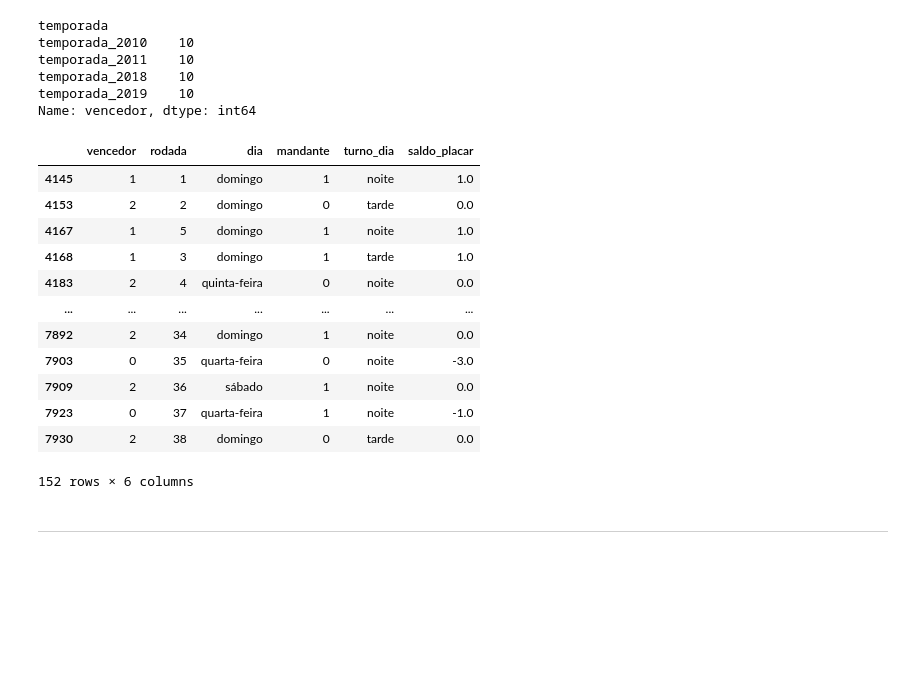
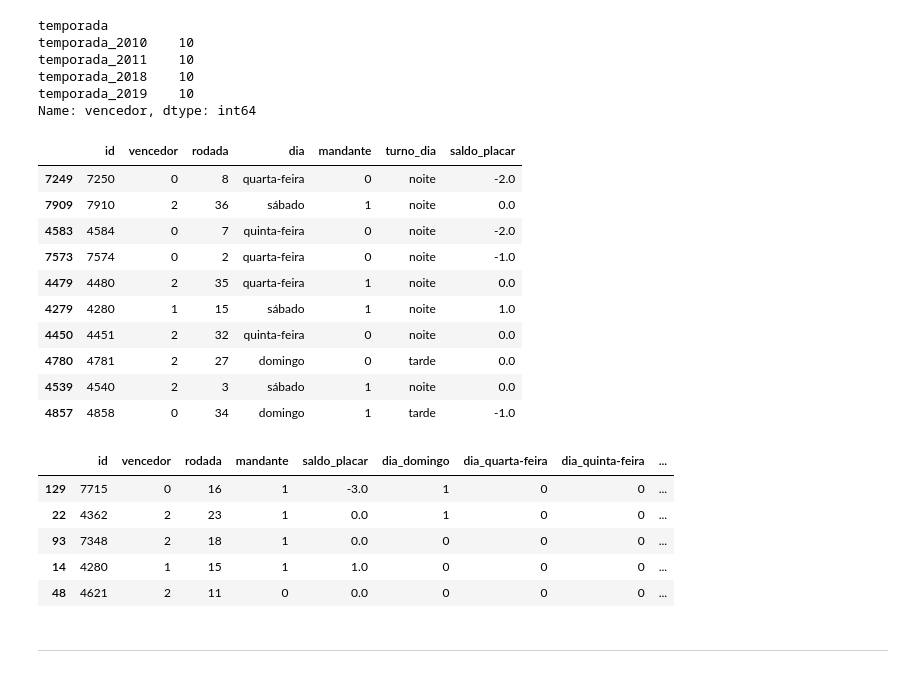
Before and after one commit to FelipeGBarreto/Campeonato_Brasileiro, a Jupyter notebook: BRASILEIRÃO.ipynb, the cells around one changed output. Cells and saved outputs as stored; diff of their text form; code cells hidden in the pictures; blank space fills up the shorter version.

```diff
--- a/BRASILEIRÃO.ipynb
+++ b/BRASILEIRÃO.ipynb
@@ -399,36 +406,47 @@ clube = "ceará"
 # %%
 time = times[(times.visitante == clube) | (times.mandante == clube)]
 # time = 1
 # demais = 0
 
 # y --> 1 = venceu, 2 = empatou, 0 = perdeu
 
 for col in ['mandante','vencedor']:
     time[col] = time[col].map({clube: "1", "-": "2"}).fillna("0")
 
 # saldo placar
 for i in range(time.shape[0]):
-    if time.vencedor.iloc[i] == "1": time['saldo_placar'].iloc[i] = abs(time.mandante_placar.iloc[i] - time.visitante_placar.iloc[i])
-    elif time.vencedor.iloc[i] == "0": time['saldo_placar'].iloc[i] = (-1)*abs(time.mandante_placar.iloc[i] - time.visitante_placar.iloc[i])
-    else: time['saldo_placar'].iloc[i] = 0
+    if time.vencedor.iloc[i] == "1": time.saldo_placar.iloc[i] = abs(time.saldo_placar.iloc[i])
+    elif time.vencedor.iloc[i] == "2": time.saldo_placar.iloc[i] = 0
+    else: time.saldo_placar.iloc[i] = -abs(time.saldo_placar.iloc[i])
 
-time = time[['vencedor','rodada','dia','mandante','turno_dia','saldo_placar']]
+time = time[['id','vencedor','rodada','dia','mandante','turno_dia','saldo_placar']]
+time.sample(10)
+# %% [output]
+|  | id | vencedor | rodada | dia | mandante | turno_dia | saldo_placar |
+| 7249 | 7250 | 0 | 8 | quarta-feira | 0 | noite | -2.0 |
+| 7909 | 7910 | 2 | 36 | sábado | 1 | noite | 0.0 |
+| 4583 | 4584 | 0 | 7 | quinta-feira | 0 | noite | -2.0 |
+| 7573 | 7574 | 0 | 2 | quarta-feira | 0 | noite | -1.0 |
+| 4479 | 4480 | 2 | 35 | quarta-feira | 1 | noite | 0.0 |
+| 4279 | 4280 | 1 | 15 | sábado | 1 | noite | 1.0 |
+| 4450 | 4451 | 2 | 32 | quinta-feira | 0 | noite | 0.0 |
+| 4780 | 4781 | 2 | 27 | domingo | 0 | tarde | 0.0 |
+| 4539 | 4540 | 2 | 3 | sábado | 1 | noite | 0.0 |
+| 4857 | 4858 | 0 | 34 | domingo | 1 | tarde | -1.0 |
-# %%
-time
-# %% [output]
-|  | vencedor | rodada | dia | mandante | turno_dia | saldo_placar |
-| 4145 | 1 | 1 | domingo | 1 | noite | 1.0 |
-| 4153 | 2 | 2 | domingo | 0 | tarde | 0.0 |
-| 4167 | 1 | 5 | domingo | 1 | noite | 1.0 |
-| 4168 | 1 | 3 | domingo | 1 | tarde | 1.0 |
-| 4183 | 2 | 4 | quinta-feira | 0 | noite | 0.0 |
-| ... | ... | ... | ... | ... | ... | ... |
-| 7892 | 2 | 34 | domingo | 1 | noite | 0.0 |
-| 7903 | 0 | 35 | quarta-feira | 0 | noite | -3.0 |
-| 7909 | 2 | 36 | sábado | 1 | noite | 0.0 |
-| 7923 | 0 | 37 | quarta-feira | 1 | noite | -1.0 |
-| 7930 | 2 | 38 | domingo | 0 | tarde | 0.0 |
-152 rows × 6 columns
+# %%
+time1 = time[['id','vencedor','rodada','mandante','saldo_placar']]
+time2 = pd.get_dummies(time[['id','dia','turno_dia']])
+
+time_modelo = pd.merge(time1,time2,how='inner',on='id')
+
+time_modelo.sample(5)
+# %% [output]
+|  | id | vencedor | rodada | mandante | saldo_placar | dia_domingo | dia_quarta-feira | dia_quinta-feira | ... |
+| 129 | 7715 | 0 | 16 | 1 | -3.0 | 1 | 0 | 0 | ... |
+| 22 | 4362 | 2 | 23 | 1 | 0.0 | 1 | 0 | 0 | ... |
+| 93 | 7348 | 2 | 18 | 1 | 0.0 | 0 | 0 | 0 | ... |
+| 14 | 4280 | 1 | 15 | 1 | 1.0 | 0 | 0 | 0 | ... |
+| 48 | 4621 | 2 | 11 | 0 | 0.0 | 0 | 0 | 0 | ... |
 # %% [markdown]
 <hr style='border: 1.5px solid LimeGreen;'>
 # %% [markdown]
```
Also changed, not shown: parts of 6 cells of this notebook.
